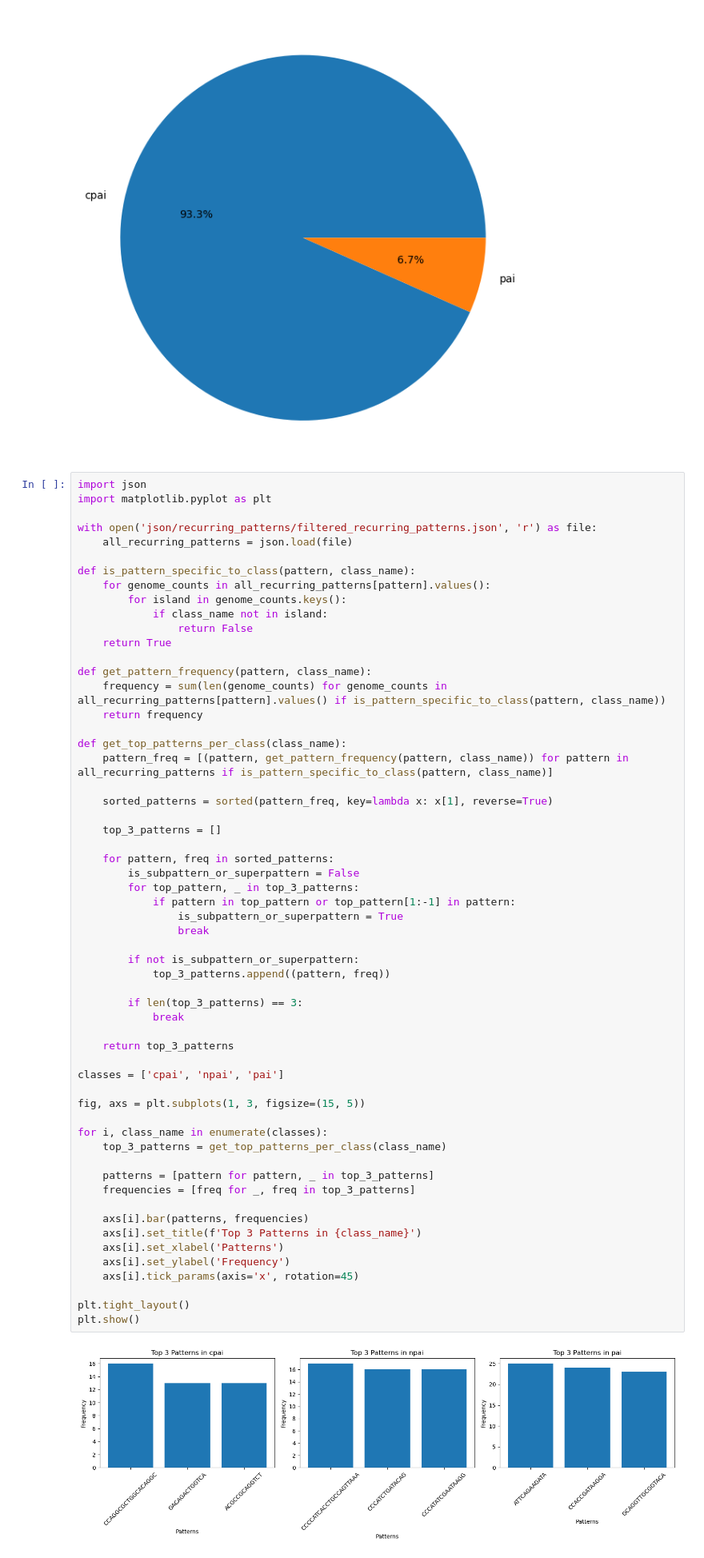
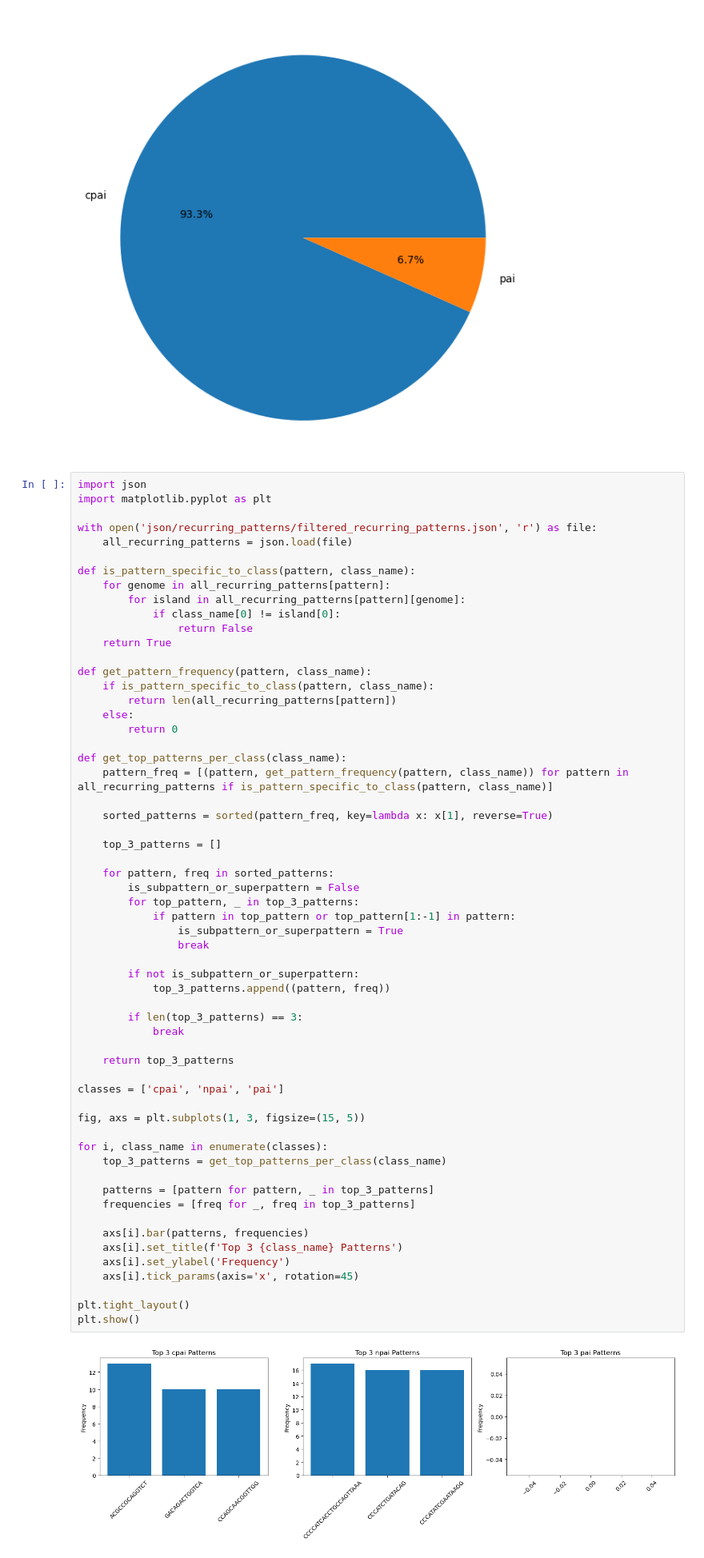
Before and after one commit to veljkoprodan/ip2_pai_patterns, a Jupyter notebook: e_coli/e_coli.ipynb, the cells around one changed output. Shown at 80% size. Saved outputs shown, nothing was run; the diff lists cells and outputs as text.

Commit message:
Top 3 per island type functions fixed

```diff
--- a/e_coli/e_coli.ipynb
+++ b/e_coli/e_coli.ipynb
@@ -1614,15 +1614,17 @@ with open('json/recurring_patterns/filtered_recurring_patterns.json', 'r') as fi
     all_recurring_patterns = json.load(file)
 
 def is_pattern_specific_to_class(pattern, class_name):
-    for genome_counts in all_recurring_patterns[pattern].values():
-        for island in genome_counts.keys():
-            if class_name not in island:
+    for genome in all_recurring_patterns[pattern]:
+        for island in all_recurring_patterns[pattern][genome]:
+            if class_name[0] != island[0]:
                 return False
     return True
 
 def get_pattern_frequency(pattern, class_name):
-    frequency = sum(len(genome_counts) for genome_counts in all_recurring_patterns[pattern].values() if is_pattern_specific_to_class(pattern, class_name))
-    return frequency
+    if is_pattern_specific_to_class(pattern, class_name):
+        return len(all_recurring_patterns[pattern])
+    else:
+        return 0
 
 def get_top_patterns_per_class(class_name):
     pattern_freq = [(pattern, get_pattern_frequency(pattern, class_name)) for pattern in all_recurring_patterns if is_pattern_specific_to_class(pattern, class_name)]
@@ -1636,33 +1638,32 @@ def get_top_patterns_per_class(class_name):
         for top_pattern, _ in top_3_patterns:
             if pattern in top_pattern or top_pattern[1:-1] in pattern:
                 is_subpattern_or_superpattern = True
                 break
 
         if not is_subpattern_or_superpattern:
             top_3_patterns.append((pattern, freq))
 
         if len(top_3_patterns) == 3:
             break
 
     return top_3_patterns
 
 classes = ['cpai', 'npai', 'pai']
 
 fig, axs = plt.subplots(1, 3, figsize=(15, 5))
 
 for i, class_name in enumerate(classes):
     top_3_patterns = get_top_patterns_per_class(class_name)
 
     patterns = [pattern for pattern, _ in top_3_patterns]
     frequencies = [freq for _, freq in top_3_patterns]
 
     axs[i].bar(patterns, frequencies)
-    axs[i].set_title(f'Top 3 Patterns in {class_name}')
-    axs[i].set_xlabel('Patterns')
+    axs[i].set_title(f'Top 3 {class_name} Patterns')
     axs[i].set_ylabel('Frequency')
     axs[i].tick_params(axis='x', rotation=45)
 
 plt.tight_layout()
 plt.show()
 # %% [output]
-[figure, old version]
+[figure, new version]
```
Also changed, not shown: 1 other file.
